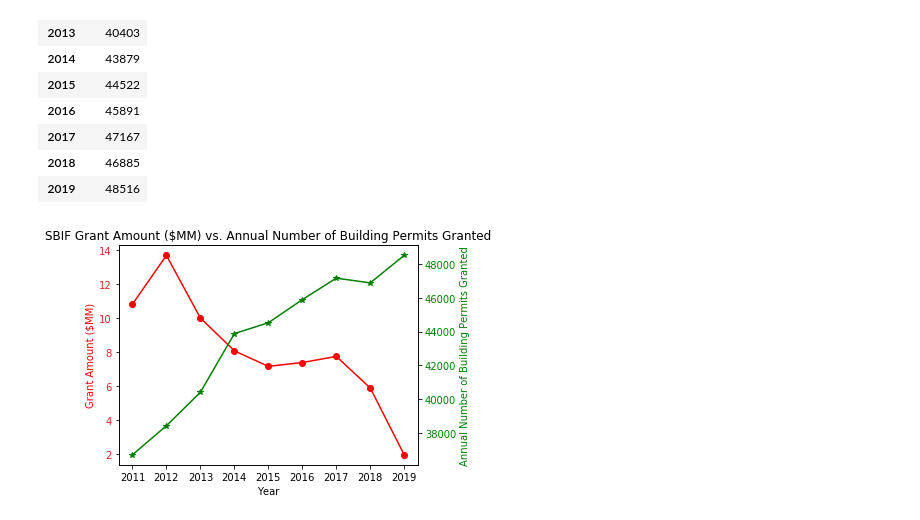
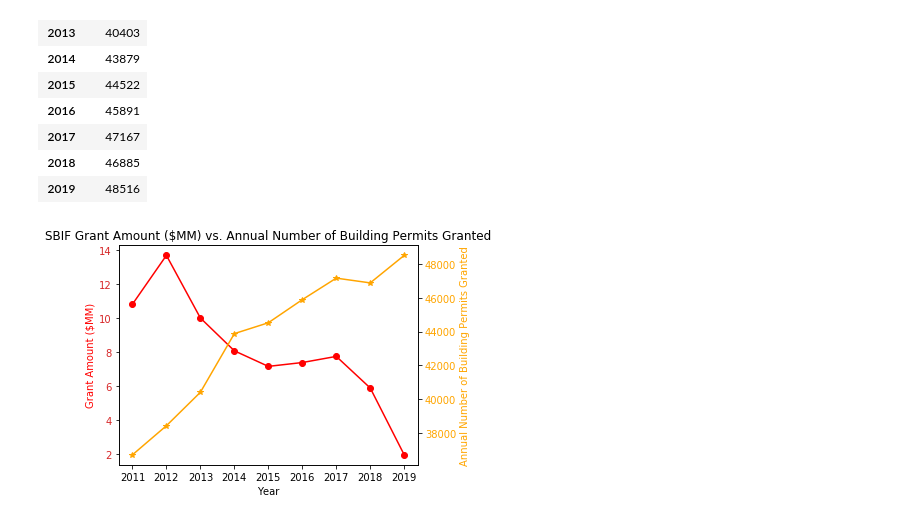
Before and after one commit to ruilin86/Group-Project, a Jupyter notebook: Project_1.ipynb, the cells around one changed output. Cells and saved outputs as stored; diff of their text form; code cells hidden in the pictures.

Commit message:
most recent version of code
graphs used in powerpoint, more in there than what was used in the powerpoint (Extra)

```diff
--- a/Project_1.ipynb
+++ b/Project_1.ipynb
@@ -355,33 +339,26 @@ permit_slice
 # %%
 x = sbif_data.index
 y1 = sbif_data["Grant Amount"]
 y2 = permit_slice["PERMIT#"]
 
 fig, ax1 = plt.subplots()
 
 color = "red"
 ax1.set_xlabel('Year')
 ax1.set_ylabel('Grant Amount ($MM)', color=color)
 ax1.plot(x, y1, marker = 'o', color=color)
 ax1.tick_params(axis='y', labelcolor=color)
-##ax1.set_yticks([2, 4, 6, 8, 10, 12, 14])
 ax1.set_yticklabels(["0","2", "4", "6", "8", "10", "12", "14"], color="tab:red", size=10)
-
-##yticks = np.arange(2, 8, 14)
-##ax1.set_yticks(yticks)
-
-#ax1.get_yticks()
-#array([-1.,  0.,  1.,  2.,  3.,  4.])
 
 ax2 = ax1.twinx()
 
-color = "g"
+color = "orange"
 ax2.set_ylabel('Annual Number of Building Permits Granted', color=color)
 ax2.plot(x, y2, marker = '*', color=color)
 ax2.tick_params(axis='y', labelcolor=color)
 
 plt.title("SBIF Grant Amount ($MM) vs. Annual Number of Building Permits Granted")
 fig.tight_layout()
 plt.show()
 # %% [output]
-[figure, old version]
+[figure, new version]
```
Also changed, not shown: parts of 14 cells of this notebook.
